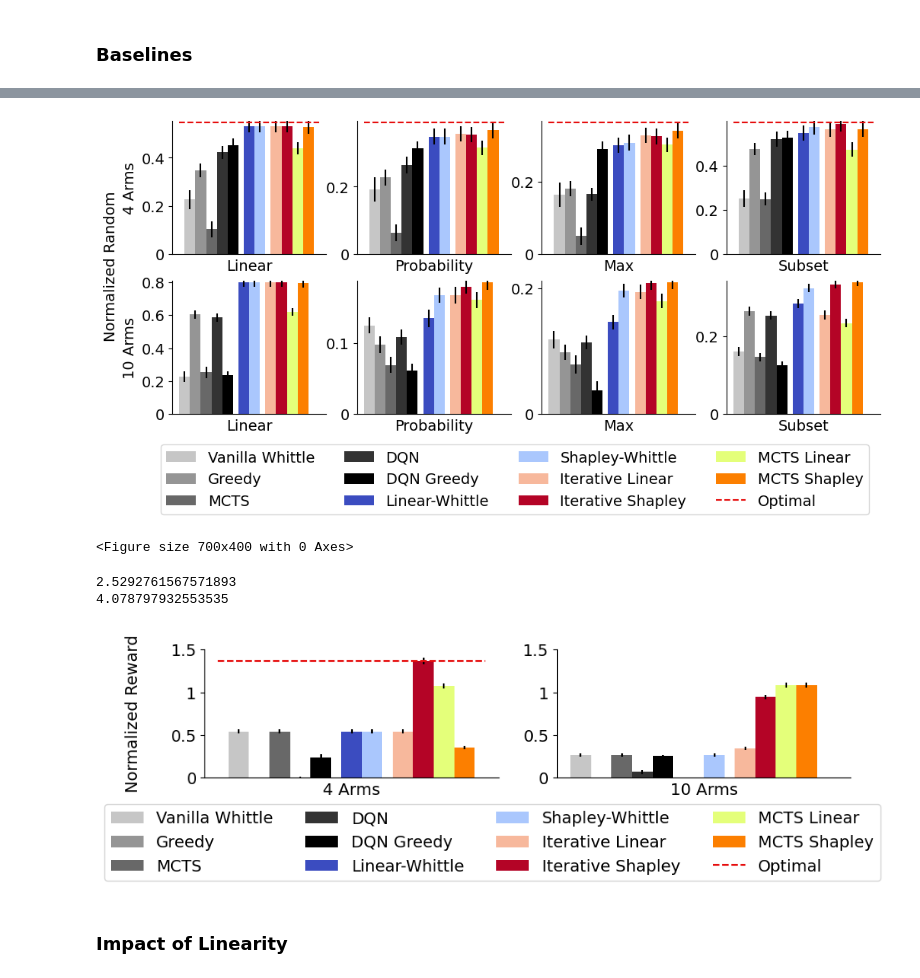
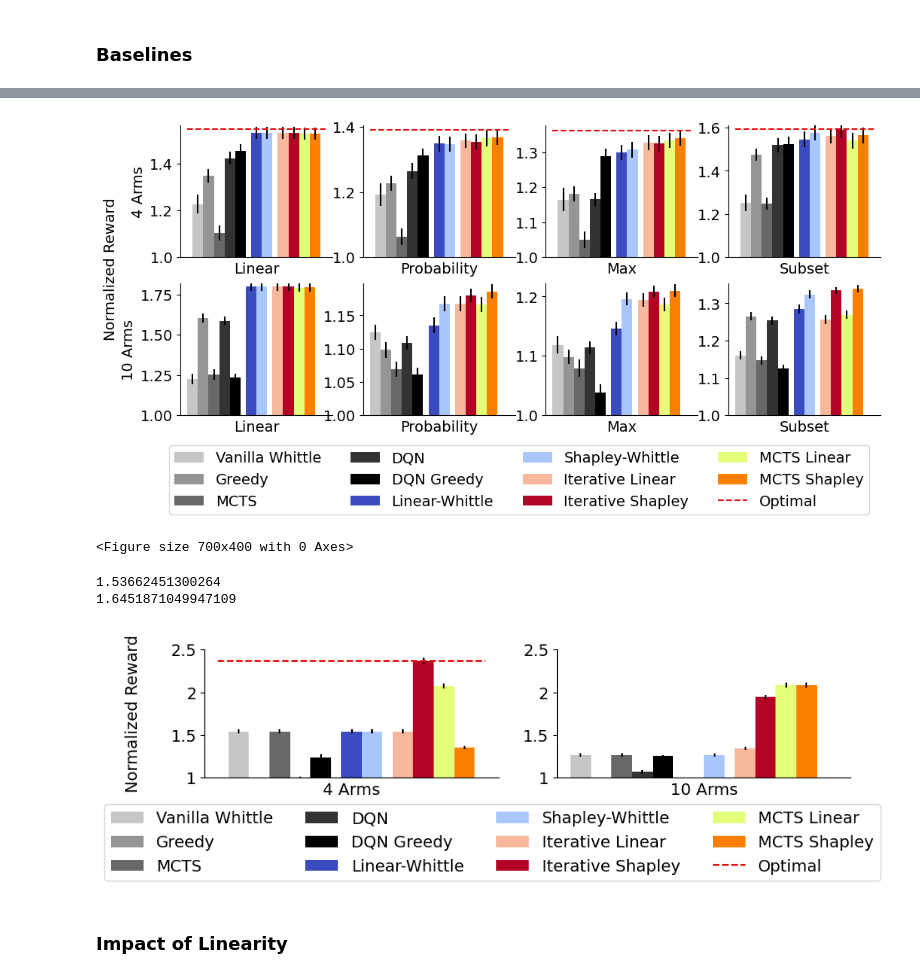
Before and after one commit to naveenr414/food-rescue-rmab, a Jupyter notebook: scripts/notebooks/Plotting.ipynb, the cells around one changed output, grey strips where cells are left out. Cells and saved outputs as stored; diff of their text form; code cells hidden in the pictures.

```diff
--- a/scripts/notebooks/Plotting.ipynb
+++ b/scripts/notebooks/Plotting.ipynb
@@ -36,12 +36,12 @@ whittle_methods = ['linear_whittle','shapley_whittle_custom']
 iterative_methods = ['iterative_whittle','shapley_iterative_whittle']
 mcts = ['mcts_linear','mcts_shapley']
 non_baselines = whittle_methods + iterative_methods
-time_policies = ["shapley_iterative_whittle_100","shapley_iterative_whittle_10","shapley_iterative_whittle_1", "mcts_shapley_40","mcts_shapley_4"]
+time_shapley_iterative = ["shapley_iterative_whittle_100","shapley_iterative_whittle_10","shapley_iterative_whittle_1"]
+time_mcts = ["mcts_shapley_40","mcts_shapley_4"]
 
 greys = plt.cm.Greys(np.linspace(0, 1, len(baseline_methods)+1))
 vidris = plt.cm.coolwarm(np.linspace(0, 1, len(whittle_methods) + len(iterative_methods)))
 wistia = plt.cm.Wistia(np.linspace(0, 1, len(mcts)))
-winter = plt.cm.spring(np.linspace(0, 1, len(time_policies)))
 
 
 for i,m in enumerate(baseline_methods):
@@ -50,14 +50,23 @@ for i,m in enumerate(non_baselines):
     colors_by_method[m] = vidris[i]
 for i,m in enumerate(mcts):
     colors_by_method[m] = wistia[i]
-for i,m in enumerate(time_policies):
-    colors_by_method[m] = winter[i]
+for i,m in enumerate(time_shapley_iterative):
+    colors_by_method[m] = (1-(i+1)*0.25)*colors_by_method['shapley_iterative_whittle'] + (i+1)*0.25*np.array([1,1,1,1])
+for i,m in enumerate(time_mcts):
+    colors_by_method[m] = (1-(i+1)*0.25)*colors_by_method['mcts_shapley'] + (i+1)*0.25*np.array([1,1,1,1])
+
+
+
 colors_by_method['optimal'] = np.array([0.9,0.05,0.05,1.0])
 # %%
 shapes_by_method = {}
 all_shapes = ['P','o','v','D','s','x','^','<','>']
-for i,m in enumerate(non_baselines+mcts+time_policies):
+for i,m in enumerate(non_baselines+mcts):
     shapes_by_method[m] = all_shapes[i%len(all_shapes)]
+for i,m in enumerate(time_mcts):
+    shapes_by_method[m] = all_shapes[i]
+for i,m in enumerate(time_shapley_iterative):
+    shapes_by_method[m] = all_shapes[i]
 # %% [markdown]
 ## NeurIPS 2024 Plots
 # %% [markdown]
@@ -113,12 +122,26 @@ for i,n in enumerate(n_arms):
                 temp_params[p] = params[j][p]
 
             results = get_results_matching_parameters(dataset,"",temp_params)
-            if m == 'mcts_shapley' or m == 'shapley_iterative_whittle':
-                our_data = [i['{}_reward'.format(m)][0] for i in results]
-                our_data = [i for sublist in our_data for i in sublist]
-                print("Paired",m,stats.ttest_rel(best_baseline_data,our_data))
 
-            # if ('shapley' in m and ('iterative' in m or 'mcts_' in m)):
+            if i == 0 and (m == 'mcts_shapley' or m == 'shapley_iterative_whittle'):
+                our_data = [np.array(i['{}_reward'.format(m)][0])/np.array(i['random_reward'.format(m)][0]) for i in results]
+                our_data = np.mean(our_data)
+
+                results_dqn = get_results_matching_parameters("baselines/all","",temp_params)
+                dqn = [np.array(i['dqn_reward'][0])/np.array(i['random_reward'.format(m)][0]) for i in results_dqn]
+                dqn = np.mean(dqn)
+                dqn_2 = [np.array(i['dqn_step_reward'][0])/np.array(i['random_reward'.format(m)][0]) for i in results_dqn]
+                dqn_2 = np.mean(dqn_2)
+
+                print(our_data/max(dqn,dqn_2))
+
+
+            # if i == 1 and (m == 'mcts_shapley' or m == 'shapley_iterative_whittle'):
+            #     our_data = [i['{}_reward'.format(m)][0] for i in results]
+            #     our_data = [i for sublist in our_data for i in sublist]
+            #     print("Paired",m,stats.ttest_rel(best_baseline_data,our_data))
+
+            # if i == 1 and ('shapley' in m and ('iterative' in m or 'mcts_' in m)):
             #     linear_whittle_data = [i['shapley_whittle_custom_reward'][0] for i in results]
             #     linear_whittle_data = [i for sublist in linear_whittle_data for i in sublist]
             #     our_data = [i['{}_reward'.format(m)][0] for i in results]
@@ -158,16 +181,18 @@ for i,n in enumerate(n_arms):
 
         axs[i,j].set_xticks([])
 
-        if max_val < 0.2:
-            axs[i,j].set_yticks([0,0.1],[0,0.1],fontsize=14)
-        else:
-            axs[i,j].set_yticks([0,0.2,0.4,0.6,0.8],[0,0.2,0.4,0.6,0.8],fontsize=14)
+        # if max_val < 0.2:
+        #     axs[i,j].set_yticks([0,0.1],[0,0.1],fontsize=14)
+        # else:
+        #     axs[i,j].set_yticks([0,0.2,0.4,0.6,0.8],[0,0.2,0.4,0.6,0.8],fontsize=14)
+        axs[i,j].tick_params(axis='both', which='major', labelsize=14)
 
-        axs[i,j].set_ylim([0,max_val*1.01])
+
+        axs[i,j].set_ylim([1,max_val*1.01])
         axs[i,j].set_xlabel(reward_names[j],fontsize=14)
 
-        if i == 0:
-            print(best_baseline/max(results['mcts_shapley_reward'][0],results['shapley_iterative_whittle_reward'][0]))
+        # if i == 0:
+        #     print(best_baseline/max(results['mcts_shapley_reward'][0],results['shapley_iterative_whittle_reward'][0]))
 
 
 
@@ -179,6 +204,6 @@ handles[-1] = plt.Line2D([0], [0], color=colors_by_method['optimal'], linestyle=
 
 fig.legend(handles, labels, loc='upper center',ncol=4,bbox_to_anchor=(0.5,0.05),fontsize=14)
 
-fig.supylabel("Normalized Random",fontsize=14,x=0.05)
+fig.supylabel("Normalized Reward",fontsize=14,x=0.04)
 fig.savefig("../../results/figures/all_rewards.pdf",dpi=300, bbox_inches='tight')
 # %% [output]
@@ -205,4 +218,4 @@ Paired mcts_shapley TtestResult(statistic=-5.6003553244422, pvalue=3.45429969061
-[figure, old version]
+[figure, new version]
 <Figure size 700x400 with 0 Axes>
 # %%
 fig, axs = plt.subplots(1,2, figsize=(10, 2))
@@ -263,8 +276,8 @@ for i,n in enumerate(n_arms):
 
     axs[i].set_xticks([])
 
-    axs[i].set_yticks([0,0.5,1,1.5],[0,0.5,1,1.5],fontsize=14)
-    axs[i].set_ylim([0,1.5])
+    axs[i].set_yticks([1,1.5,2,2.5],[1,1.5,2,2.5],fontsize=14)
+    axs[i].set_ylim([1,2.5])
     axs[i].set_xlabel("{} Arms".format(n),fontsize=14)
 
 
@@ -279,8 +292,8 @@ fig.legend(handles, labels, loc='upper center',ncol=4,bbox_to_anchor=(0.47,0),fo
 fig.supylabel("Normalized Reward",fontsize=14,x=0.03)
 fig.savefig("../../results/figures/all_rewards_2.pdf",dpi=300, bbox_inches='tight')
 # %% [output]
-2.5292761567571893
-4.078797932553535
+1.53662451300264
+1.6451871049947109
 [figure]
 # %% [markdown]
 ### Impact of Linearity
```
Also changed, not shown: parts of 15 cells of this notebook, 9 other files.
